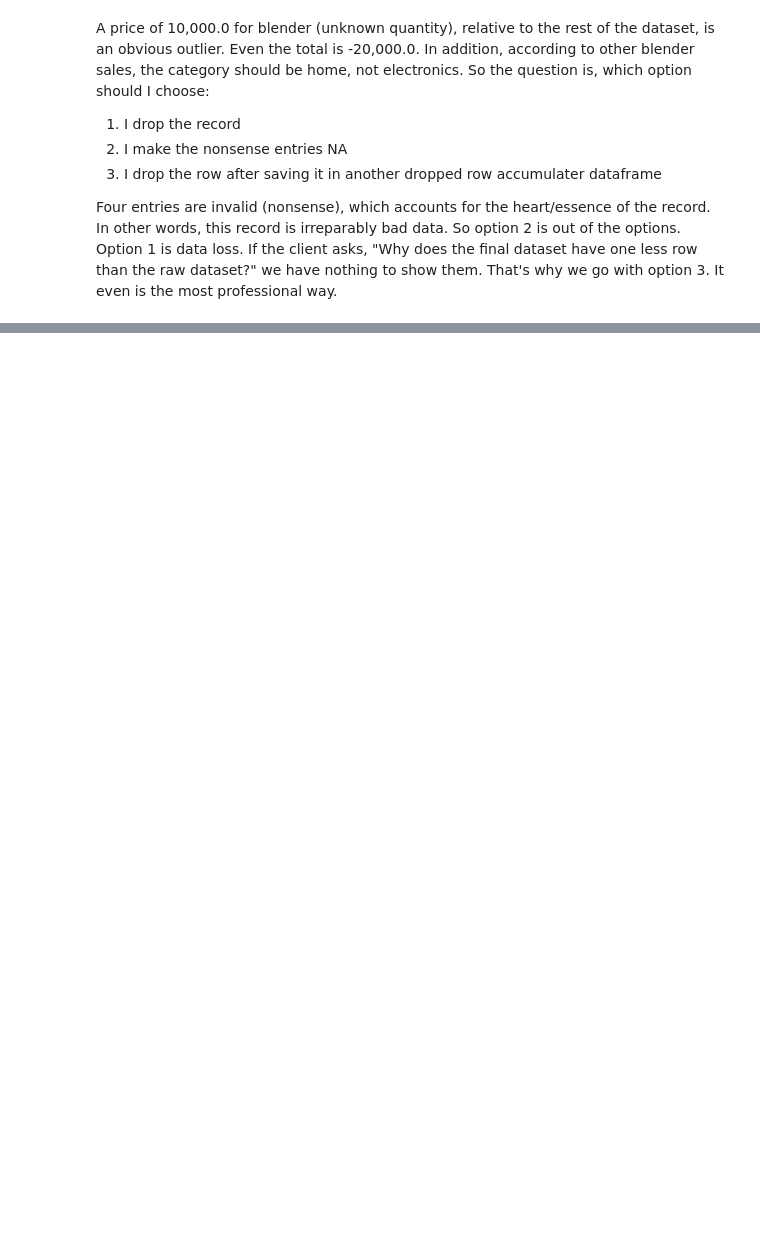
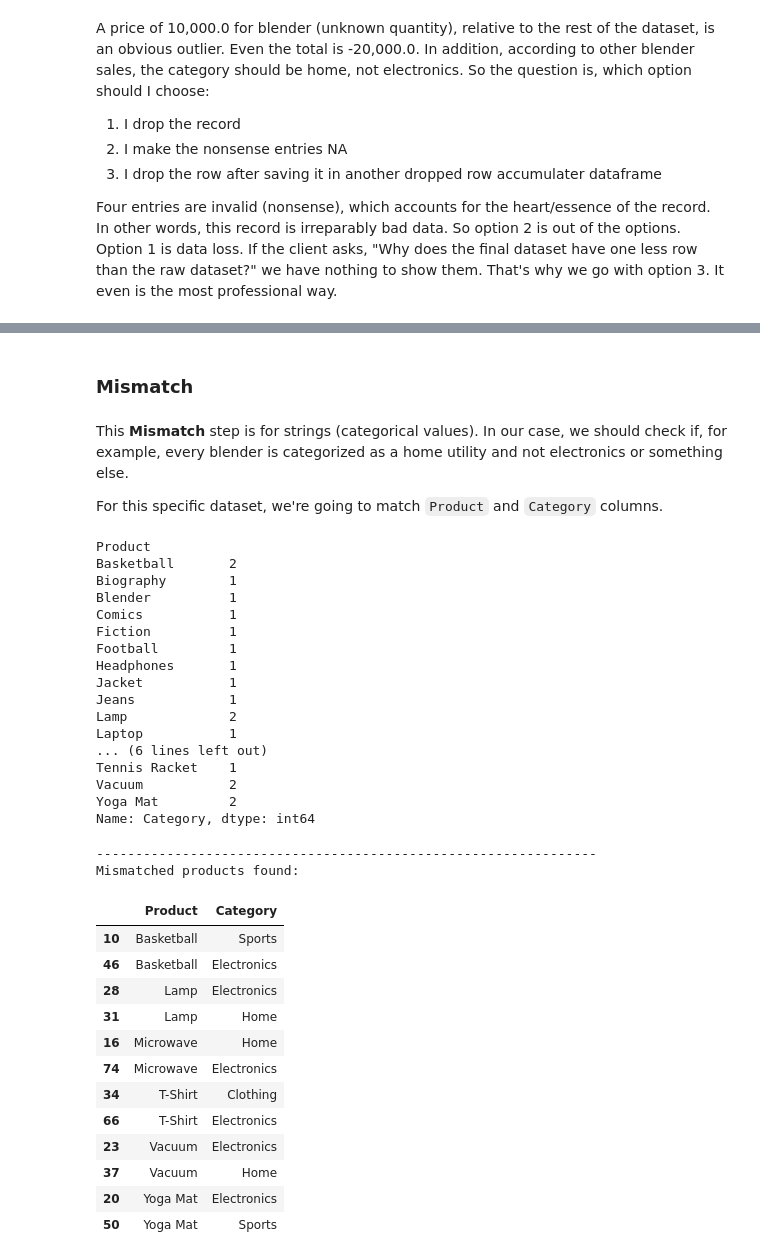
Before and after one commit to Gerum-Berhanu/data-cleaning, a Jupyter notebook: projects/05_ecommerce_sales/05_data_cleaning.ipynb, the cells around one changed output, grey strips where cells are left out. Cells and saved outputs as stored; diff of their text form; code cells hidden in the pictures; blank space fills up the shorter version.

Commit message:
ROI to ROMI (relation, outlier, mismatch, interpolation). completed current ROMI

```diff
--- a/projects/05_ecommerce_sales/05_data_cleaning.ipynb
+++ b/projects/05_ecommerce_sales/05_data_cleaning.ipynb
@@ -478,3 +480,56 @@ df.drop(outlier_rows.index, inplace=True)
 | 55 | 155 | Customer_155 | ORD-20182 | 2025-05-01 00:00:00 | Shoes | Clothing | 1 | 40.95 | Paypal | ... |
 | 77 | 177 | Customer_177 | ORD-64136 | 2025-07-28 00:00:00 | Laptop | Electronics | 1 | 69.48 | Bank Transfer | ... |
 | 17 | 117 | Customer_117 | ORD-72751 | 2025-02-12 00:00:00 | Blender | Electronics | <NA> | 10000.0 | Cash On Delivery | ... |
+# %% [markdown]
+### Mismatch
+# %% [markdown]
+This **Mismatch** step is for strings (categorical values). In our case, we should check if, for example, every blender is categorized as a home utility and not electronics or something else.
+
+For this specific dataset, we're going to match `Product` and `Category` columns.
+# %%
+# count how many unique categories each product has
+category_counts = df.groupby("Product")["Category"].nunique()
+display(category_counts)
+print("-"*64)
+
+problem_products = category_counts[category_counts > 1].index
+
+if len(problem_products) > 0:
+    print("Mismatched products found:")
+    mismatched_rows = df[df["Product"].isin(problem_products)][["Product", "Category"]].drop_duplicates().dropna()
+    display(mismatched_rows.sort_values(by="Product"))
+else:
+    print("No mismatches found. Every product belongs to exactly one category.")
+# %% [output]
+Product
+Basketball       2
+Biography        1
+Blender          1
+Comics           1
+Fiction          1
+Football         1
+Headphones       1
+Jacket           1
+Jeans            1
+Lamp             2
+Laptop           1
+... (6 lines left out)
+Tennis Racket    1
+Vacuum           2
+Yoga Mat         2
+Name: Category, dtype: int64
+----------------------------------------------------------------
+Mismatched products found:
+|  | Product | Category |
+| 10 | Basketball | Sports |
+| 46 | Basketball | Electronics |
+| 28 | Lamp | Electronics |
+| 31 | Lamp | Home |
+| 16 | Microwave | Home |
+| 74 | Microwave | Electronics |
+| 34 | T-Shirt | Clothing |
+| 66 | T-Shirt | Electronics |
+| 23 | Vacuum | Electronics |
+| 37 | Vacuum | Home |
+| 20 | Yoga Mat | Electronics |
+| 50 | Yoga Mat | Sports |
```
Also changed, not shown: parts of 8 cells of this notebook.
